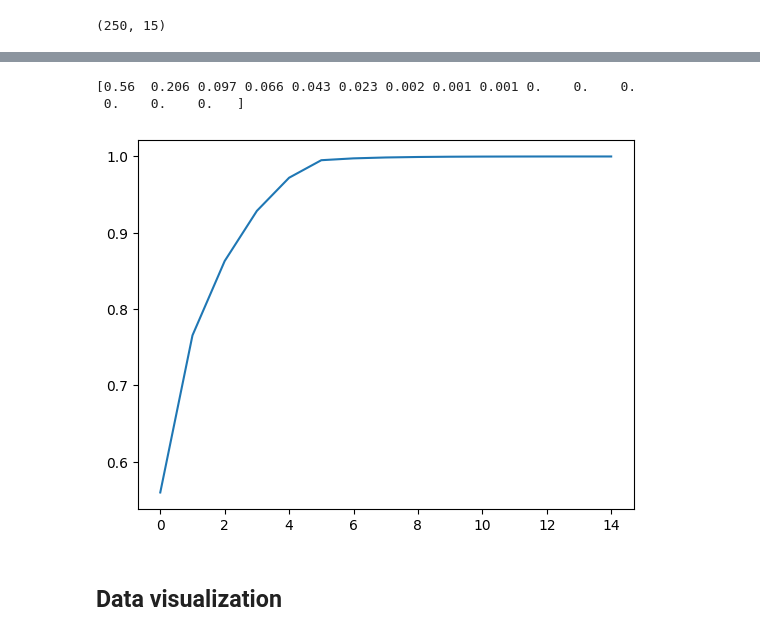
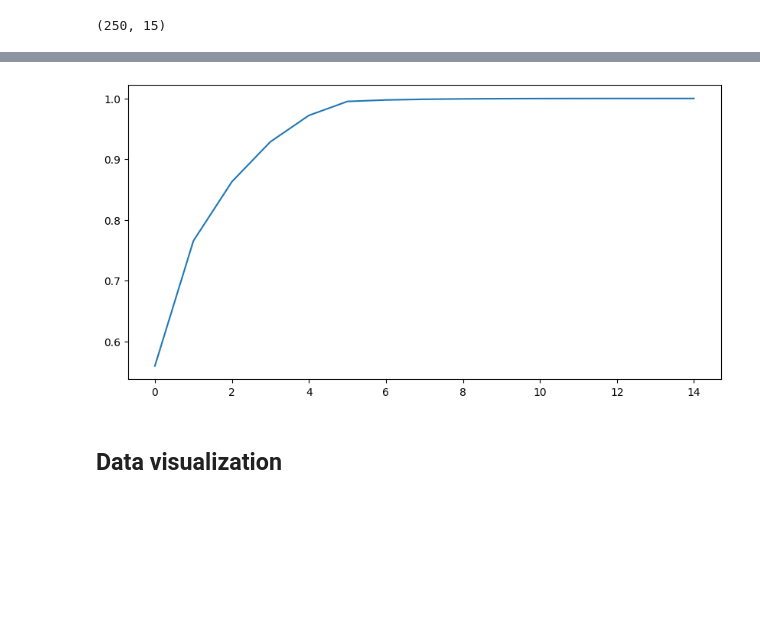
Before and after one commit to LuisR-jpg/Artificial-Intelligence---UP, a Jupyter notebook: Courses and Miscellaneous/Research/Analysis.ipynb, the cells around one changed output, grey strips where cells are left out. Saved outputs shown, nothing was run; the diff lists cells and outputs as text; code cells hidden in the pictures; blank space fills up the shorter version.

```diff
--- a/Courses and Miscellaneous/Research/Analysis.ipynb
+++ b/Courses and Miscellaneous/Research/Analysis.ipynb
@@ -59,3 +63,6 @@ np.savetxt(now + "Fitness.txt", fitness)
+# %%
+fitness = np.loadtxt("1671649703Fitness.txt")
+samples = np.loadtxt("1671649703Population.txt")
 # %% [markdown]
 ## Dimensionality reduction
 # %% [markdown]
@@ -90,13 +79,10 @@ b = set(dataPCA[0])
 # %%
 expVar = modelPCA.explained_variance_ratio_
-print(np.round(expVar, 3))
 expVarCum = np.cumsum(expVar)
-plt.figure()
+plt.figure(figsize=(10, 5))
 plt.plot(expVarCum)
 plt.show()
 # %% [output]
-[0.56  0.206 0.097 0.066 0.043 0.023 0.002 0.001 0.001 0.    0.    0.
- 0.    0.    0.   ]
-[figure, old version]
+[figure, new version]
 # %% [markdown]
 ## Data visualization
```
Also changed, not shown: parts of 4 cells of this notebook.
